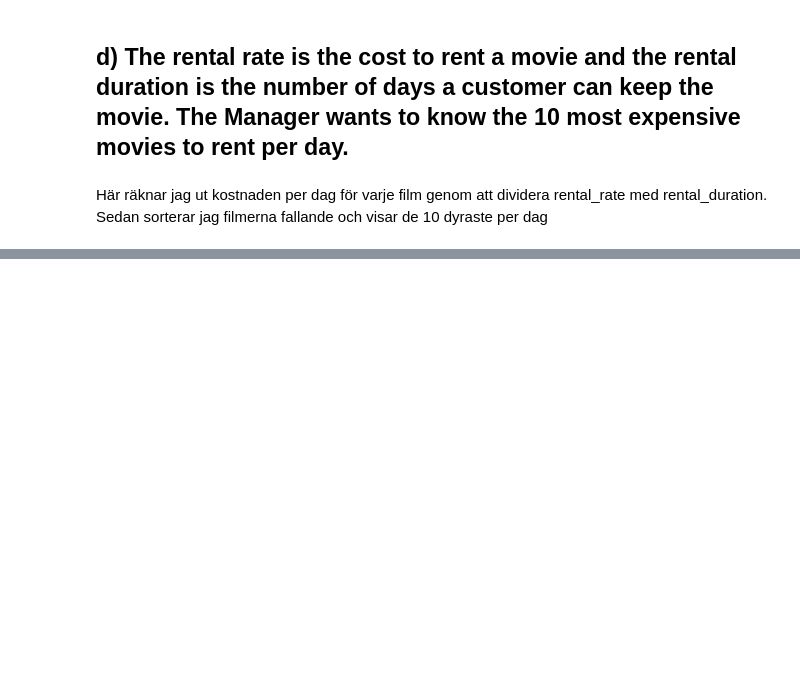
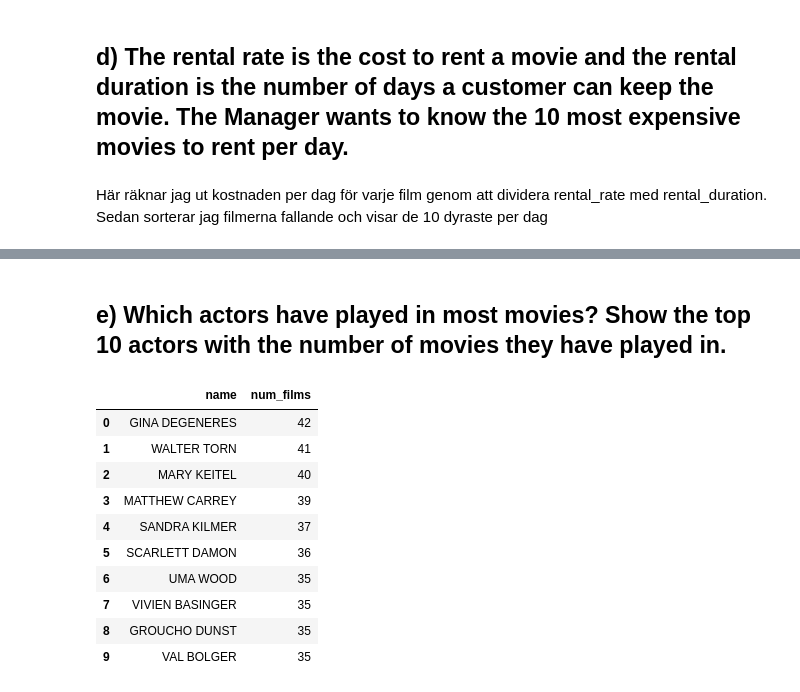
Before and after one commit to luckepucke6/sakila_lab_lucas_lindh, a Jupyter notebook: notebooks/eda_sakila.ipynb, the cells around one changed output, grey strips where cells are left out. Drawn from its saved outputs; the diff is of its cells as text; code cells hidden in the pictures; blank space fills up the shorter version.

```diff
--- a/notebooks/eda_sakila.ipynb
+++ b/notebooks/eda_sakila.ipynb
@@ -239,0 +246,31 @@ most_expensive_movies_per_day
+# %% [markdown]
+## e) Which actors have played in most movies? Show the top 10 actors with the number of movies they have played in.
+# %%
+con.sql("""--sql
+SELECT
+    (first_name || ' ' || last_name) AS name,
+    -- fa.actor_id,
+    COUNT(fa.film_id) AS num_films
+FROM
+    actor a
+JOIN
+    film_actor fa ON a.actor_id = fa.actor_id
+GROUP BY
+    fa.actor_id, name
+ORDER BY
+    num_films DESC
+LIMIT 10;
+
+""").df()
+# %% [output]
+|  | name | num_films |
+| 0 | GINA DEGENERES | 42 |
+| 1 | WALTER TORN | 41 |
+| 2 | MARY KEITEL | 40 |
+| 3 | MATTHEW CARREY | 39 |
+| 4 | SANDRA KILMER | 37 |
+| 5 | SCARLETT DAMON | 36 |
+| 6 | UMA WOOD | 35 |
+| 7 | VIVIEN BASINGER | 35 |
+| 8 | GROUCHO DUNST | 35 |
+| 9 | VAL BOLGER | 35 |
```
Also changed, not shown: parts of 2 cells of this notebook, 1 other file.
